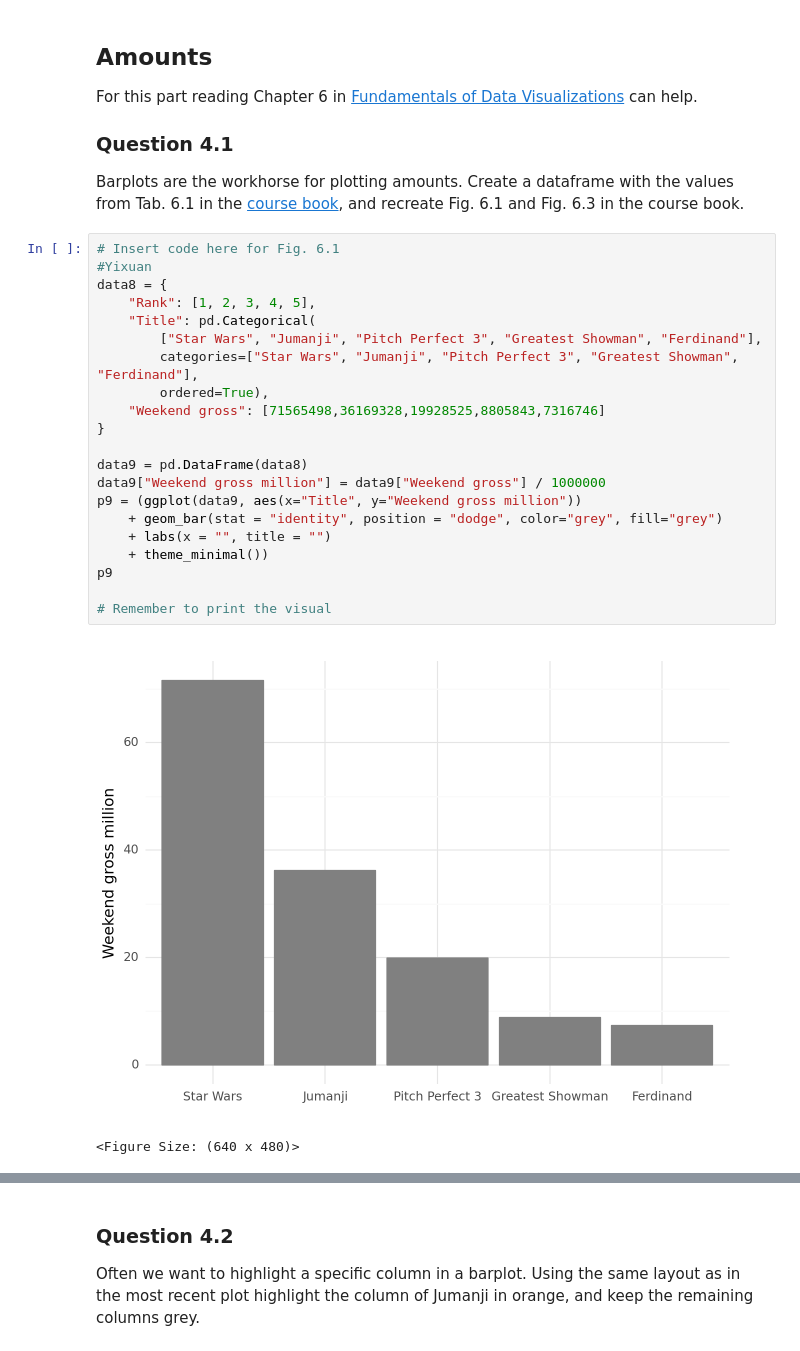
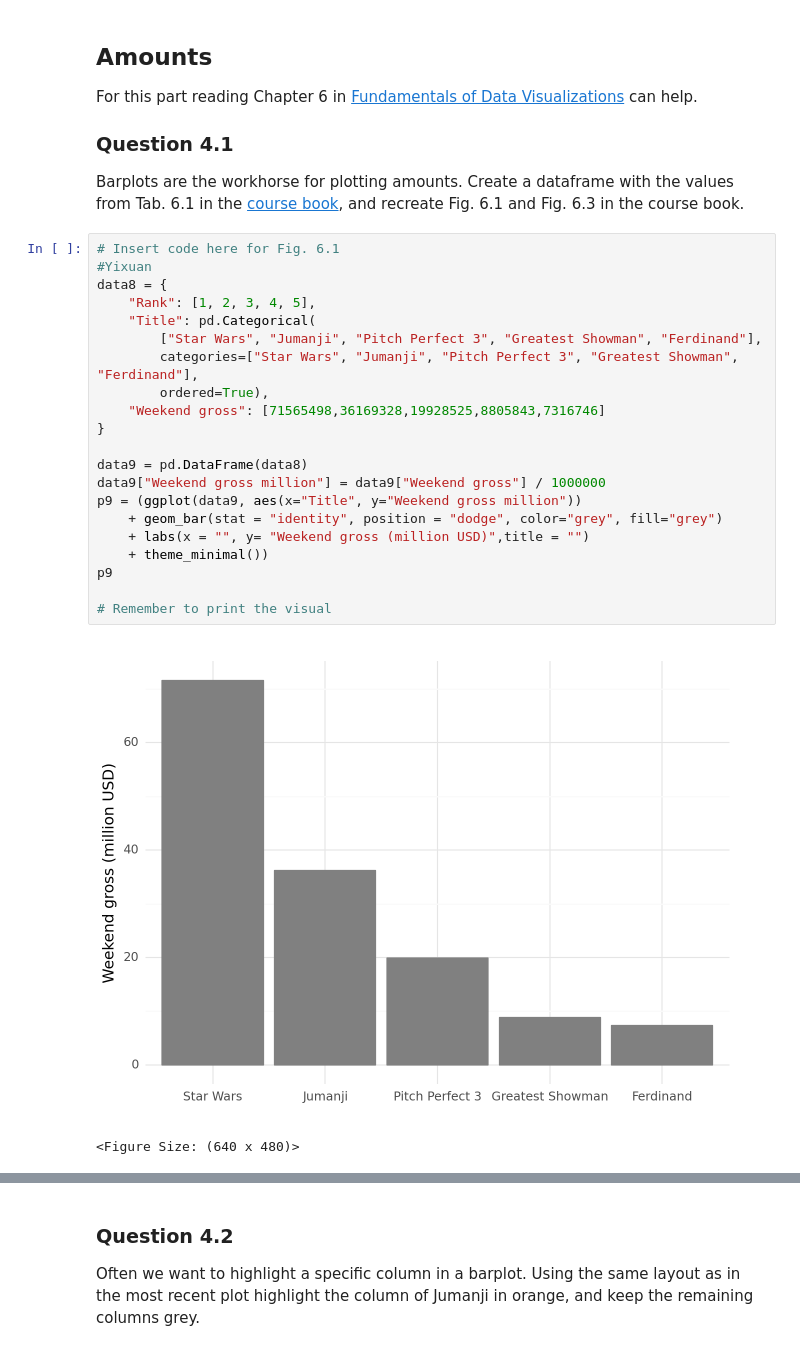
Before and after one commit to ErikDagobert/Scientific-Visualization, a Jupyter notebook: HW1/Homework1_2025.ipynb, the cells around one changed output, grey strips where cells are left out. Drawn from its saved outputs; the diff is of its cells as text.

```diff
--- a/HW1/Homework1_2025.ipynb
+++ b/HW1/Homework1_2025.ipynb
@@ -446,26 +446,26 @@ Barplots are the workhorse for plotting amounts. Create a dataframe with the val
 # %%
 # Insert code here for Fig. 6.1
 #Yixuan
 data8 = {
     "Rank": [1, 2, 3, 4, 5],
     "Title": pd.Categorical(
         ["Star Wars", "Jumanji", "Pitch Perfect 3", "Greatest Showman", "Ferdinand"],
         categories=["Star Wars", "Jumanji", "Pitch Perfect 3", "Greatest Showman", "Ferdinand"],
         ordered=True),
     "Weekend gross": [71565498,36169328,19928525,8805843,7316746]
 }
 
 data9 = pd.DataFrame(data8)
 data9["Weekend gross million"] = data9["Weekend gross"] / 1000000
 p9 = (ggplot(data9, aes(x="Title", y="Weekend gross million"))
     + geom_bar(stat = "identity", position = "dodge", color="grey", fill="grey")
-    + labs(x = "", title = "")
+    + labs(x = "", y= "Weekend gross (million USD)",title = "")
     + theme_minimal())
 p9
 
 # Remember to print the visual
 # %% [output]
-[figure, old version]
+[figure, new version]
 <Figure Size: (640 x 480)>
 # %%
 # Insert code here for Fig. 6.2
```
Also changed, not shown: parts of 3 cells of this notebook.
